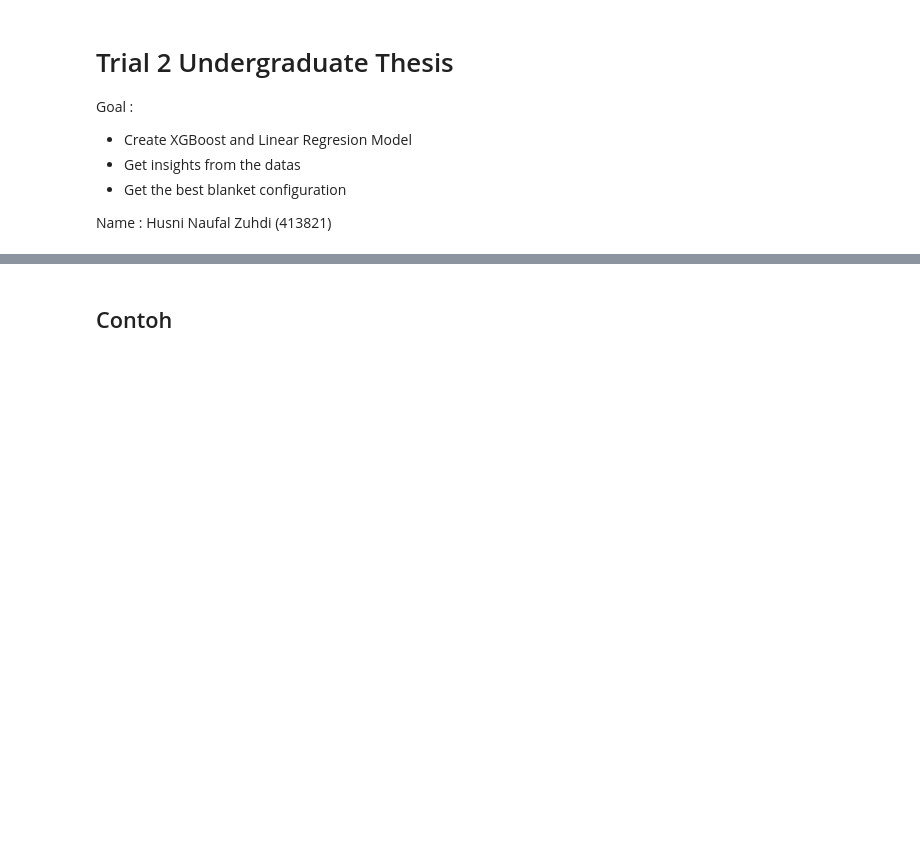
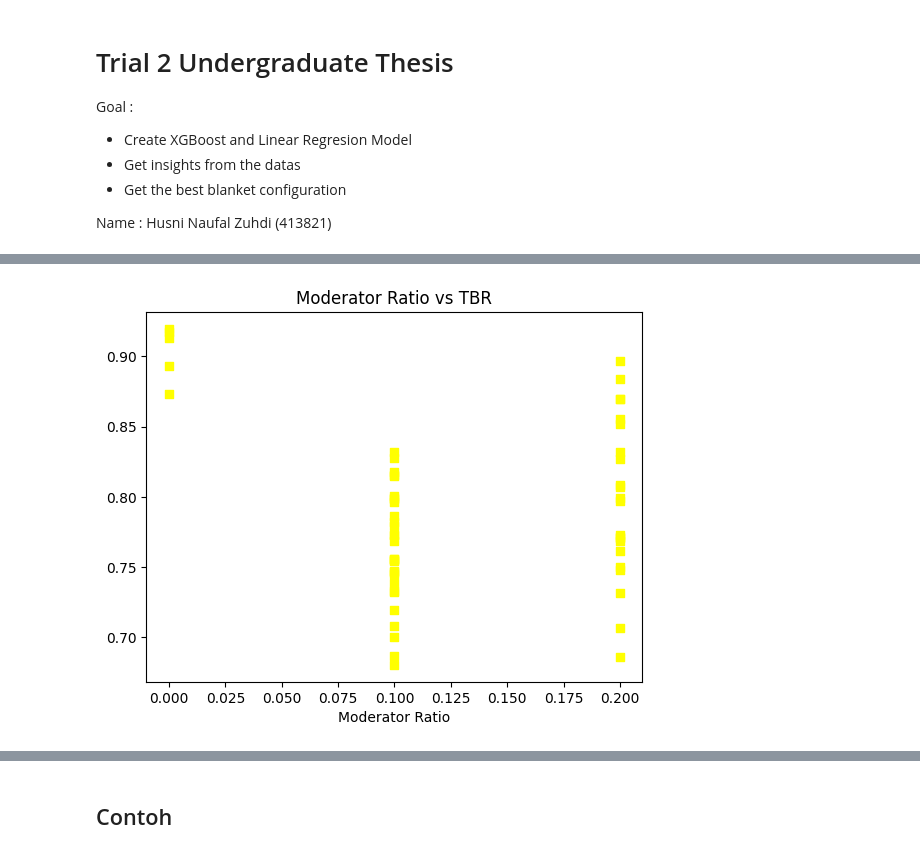
Before and after one commit to husni-zuhdi/husni-undergrad-thesis, a Jupyter notebook: jupyter-notebooks/2-data-analysis/2_Data_Analysis.ipynb, the cells around one changed output, grey strips where cells are left out. Drawn from its saved outputs; the diff is of its cells as text; code cells hidden in the pictures; blank space fills up the shorter version.

```diff
--- a/jupyter-notebooks/2-data-analysis/2_Data_Analysis.ipynb
+++ b/jupyter-notebooks/2-data-analysis/2_Data_Analysis.ipynb
@@ -73,0 +125,8 @@ plt.show()
+# %%
+plt.scatter(df.Moderator_ratio, df.Tbr, c = "yellow", marker = "s")
+plt.title("Moderator Ratio vs TBR")
+plt.xlabel("Moderator Ratio")
+
+plt.show()
+# %% [output]
+[figure, added]
```
Also changed, not shown: parts of 15 cells of this notebook, 3 other files.
